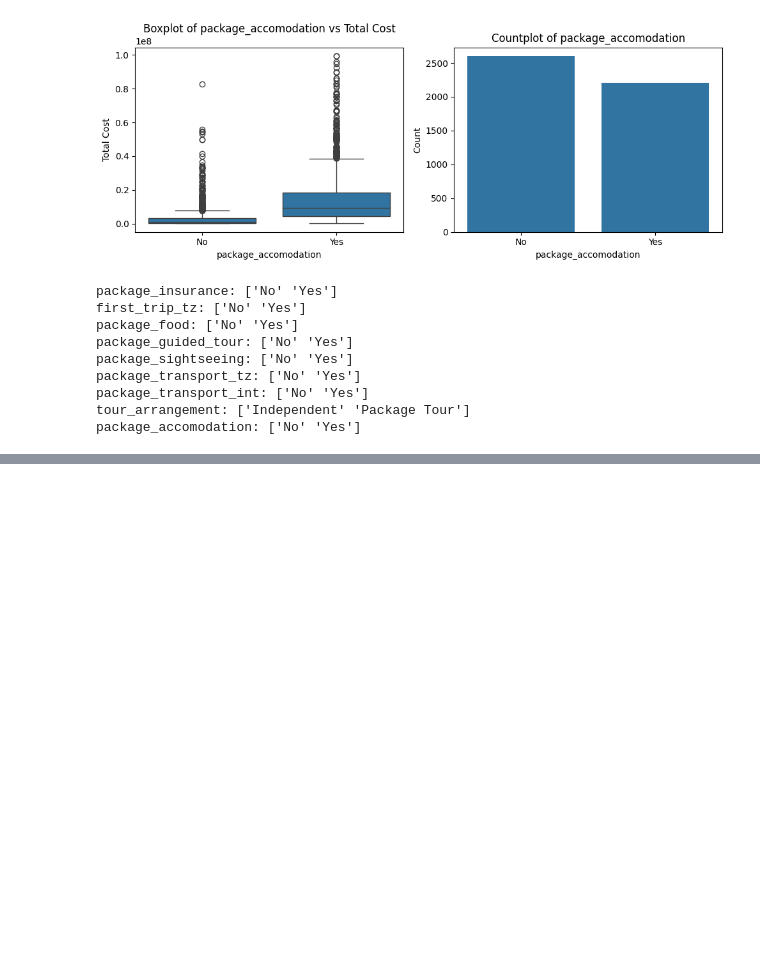
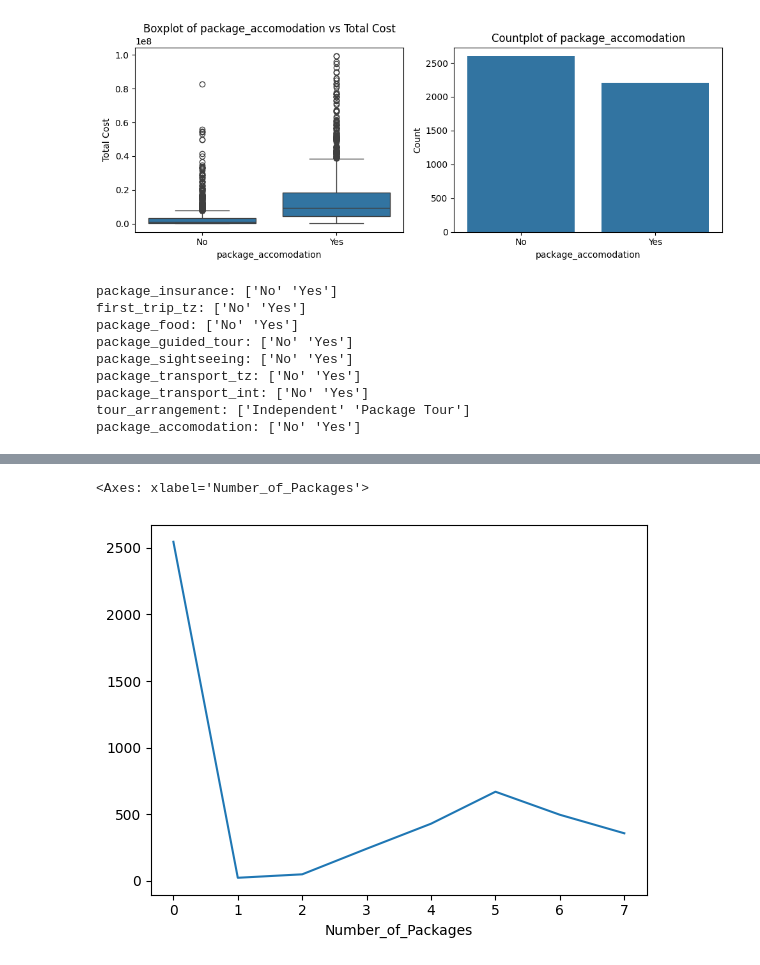
Before and after one commit to segnig/Tanzania-Tourism-Prediction, a Jupyter notebook: main.ipynb, the cells around one changed output, grey strips where cells are left out. Saved outputs shown, nothing was run; the diff lists cells and outputs as text; code cells hidden in the pictures; blank space fills up the shorter version.

```diff
--- a/main.ipynb
+++ b/main.ipynb
@@ -146,0 +176,3 @@ package_accomodation: ['No' 'Yes']
+# %%
+package_features = [col for col in train_df.columns if col.startswith("package_")]
+package_features
@@ -146,0 +187,5 @@ package_accomodation: ['No' 'Yes']
+# %%
+train_df_copy = train_df.copy()
+# %%
+# Replace value of `Yes` by 1 and `No` by 0
+train_df_copy[package_features] = train_df_copy[package_features].map(lambda x: 1 if x == "Yes" else 0)
@@ -146,0 +201,3 @@ package_accomodation: ['No' 'Yes']
+# %%
+# `Number_of_packages` sum of packages
+train_df_copy["Number_of_Packages"] = train_df_copy[package_features].sum(axis=1)
@@ -146,0 +218,5 @@ package_accomodation: ['No' 'Yes']
+# %%
+train_df_copy["Number_of_Packages"].value_counts().sort_index().plot()
+# %% [output]
+<Axes: xlabel='Number_of_Packages'>
+[figure, added]
```
Also changed, not shown: parts of 16 cells of this notebook.
